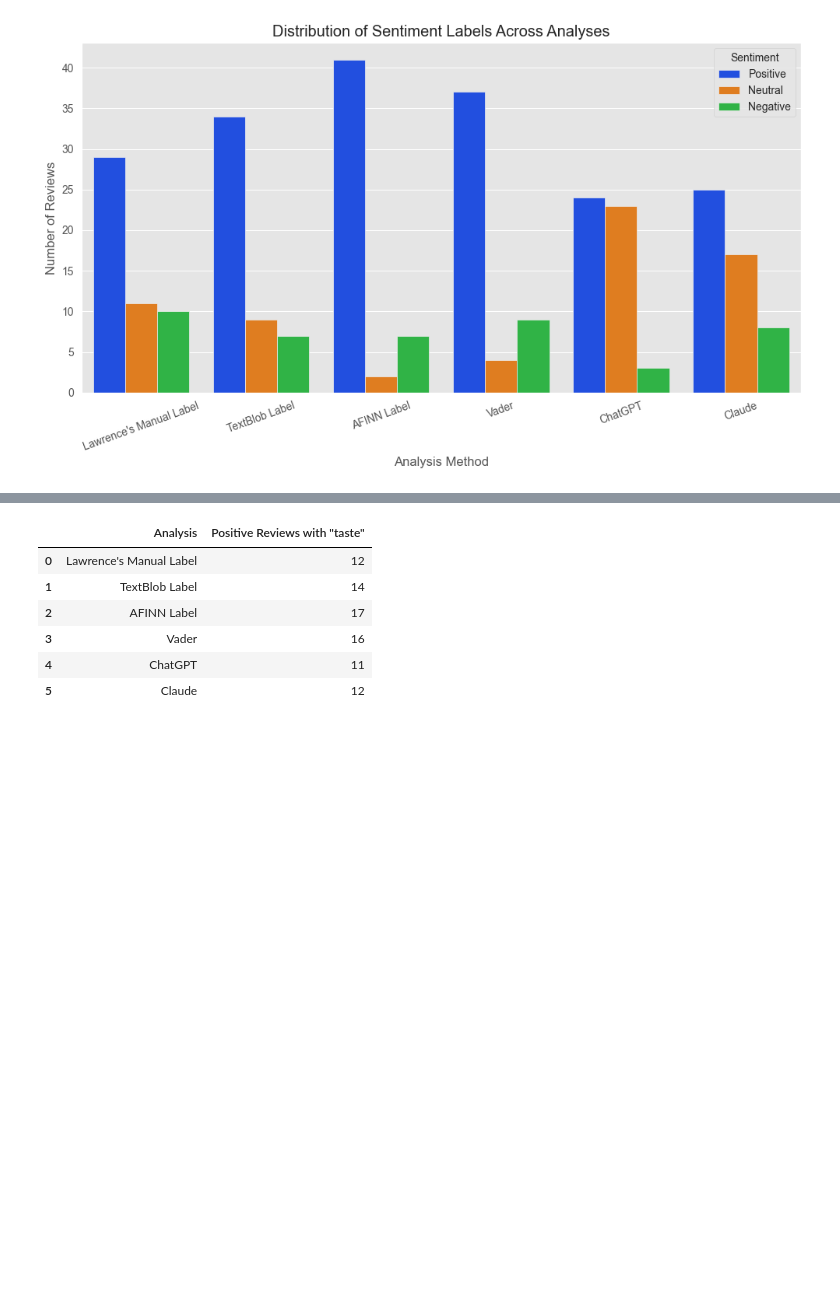
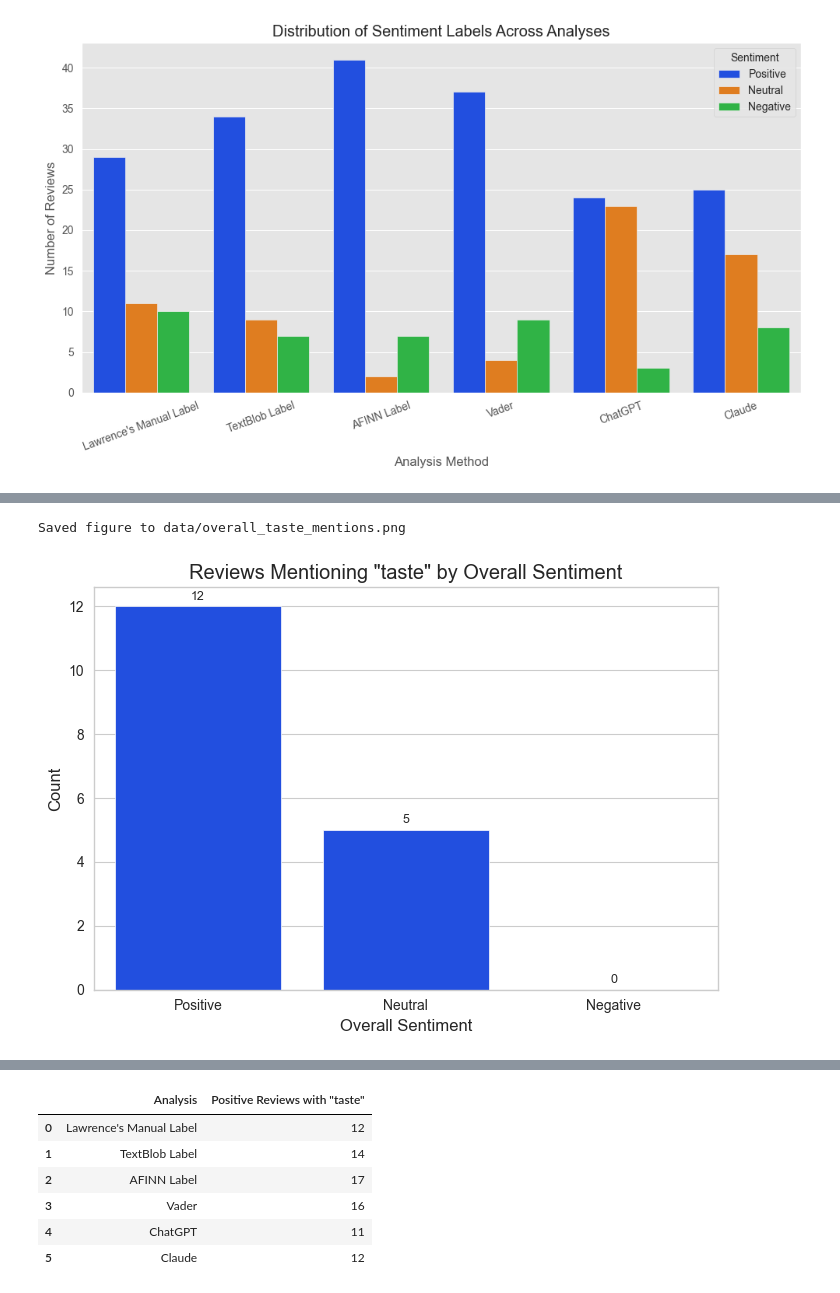
Before and after one commit to MyLightIsOn/sentiment-analysis-study, a Jupyter notebook: distribution.ipynb, the cells around one changed output, grey strips where cells are left out. Cells and saved outputs as stored; diff of their text form; code cells hidden in the pictures; blank space fills up the shorter version.

```diff
--- a/distribution.ipynb
+++ b/distribution.ipynb
@@ -138,0 +186,37 @@ We examine, for each analysis method, how many reviews labeled Positive include
+# %%
+# Build boolean mask for reviews mentioning "taste"
+mention_taste = df['Review Text'].astype(str).str.contains('taste', case=False, na=False)
+
+# Aggregate by overall sentiment
+overall_taste_counts = (
+    pd.Series(overall)
+      .to_frame(name='Overall')
+      .assign(mention_taste=mention_taste.values)
+      .groupby('Overall')['mention_taste'].sum()
+      .reindex(order_sentiments, fill_value=0)
+)
+
+# Create DataFrame for plotting
+overall_taste_df = pd.DataFrame({
+    'Sentiment': overall_taste_counts.index,
+    'Reviews mentioning "taste"': overall_taste_counts.values
+})
+
+# Plot
+plt.figure(figsize=(7, 5))
+sns.barplot(x='Sentiment', y='Reviews mentioning "taste"', data=overall_taste_df)
+plt.title('Reviews Mentioning "taste" by Overall Sentiment')
+plt.xlabel('Overall Sentiment')
+plt.ylabel('Count')
+for i, v in enumerate(overall_taste_counts.values):
+    plt.text(i, v + (overall_taste_counts.values.max() * 0.01 if overall_taste_counts.values.max() > 0 else 0.1), str(int(v)),
+             ha='center', va='bottom', fontsize=9)
+plt.tight_layout()
+
+# Save figure
+overall_taste_fig_path = fig_dir / 'overall_taste_mentions.png'
+plt.savefig(overall_taste_fig_path, dpi=200)
+print(f"Saved figure to {overall_taste_fig_path}")
+# %% [output]
+Saved figure to data/overall_taste_mentions.png
+[figure, added]
```
Also changed, not shown: parts of 9 cells of this notebook.
